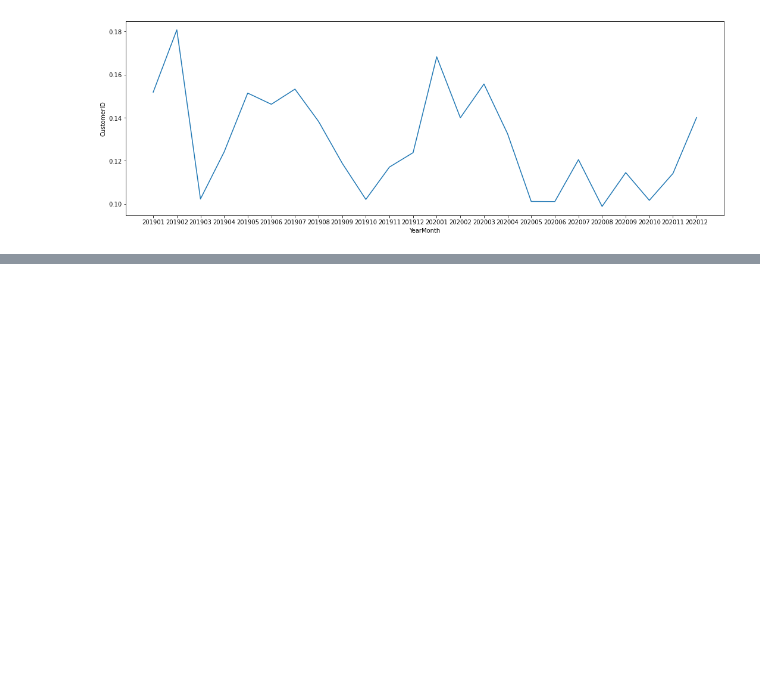
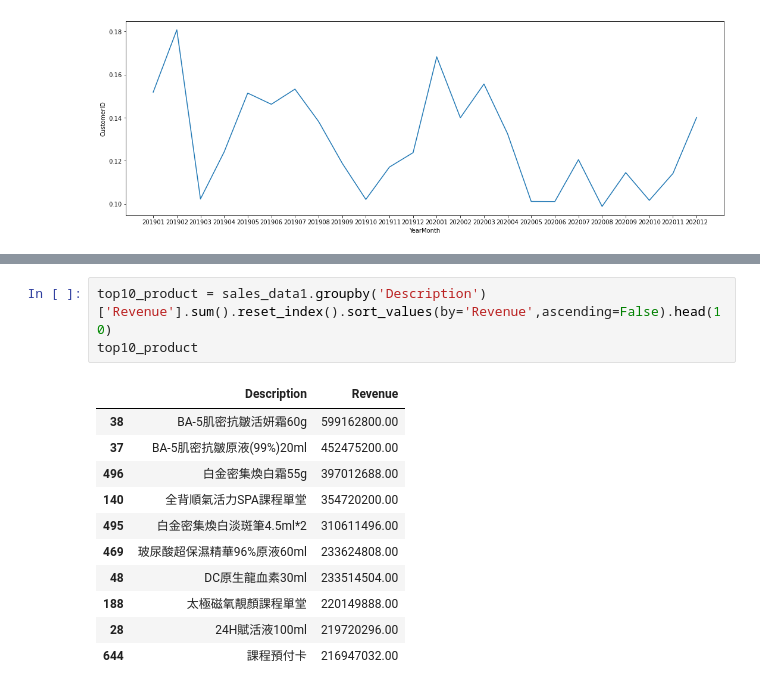
Before and after one commit to a151815058/EDA, a Jupyter notebook: EDA.ipynb, the cells around one changed output, grey strips where cells are left out. Cells and saved outputs as stored; diff of their text form; blank space fills up the shorter version.

```diff
--- a/EDA.ipynb
+++ b/EDA.ipynb
@@ -616,0 +634,15 @@ plt.show()
+# %%
+top10_product = sales_data1.groupby('Description')['Revenue'].sum().reset_index().sort_values(by='Revenue',ascending=False).head(10)
+top10_product
+# %% [output]
+|  | Description | Revenue |
+| 38 | BA-5肌密抗皺活妍霜60g | 599162800.00 |
+| 37 | BA-5肌密抗皺原液(99%)20ml | 452475200.00 |
+| 496 | 白金密集煥白霜55g | 397012688.00 |
+| 140 | 全背順氣活力SPA課程單堂 | 354720200.00 |
+| 495 | 白金密集煥白淡斑筆4.5ml*2 | 310611496.00 |
+| 469 | 玻尿酸超保濕精華96%原液60ml | 233624808.00 |
+| 48 | DC原生龍血素30ml | 233514504.00 |
+| 188 | 太極磁氧靚顏課程單堂 | 220149888.00 |
+| 28 | 24H賦活液100ml | 219720296.00 |
+| 644 | 課程預付卡 | 216947032.00 |
```
Also changed, not shown: parts of 8 cells of this notebook.
